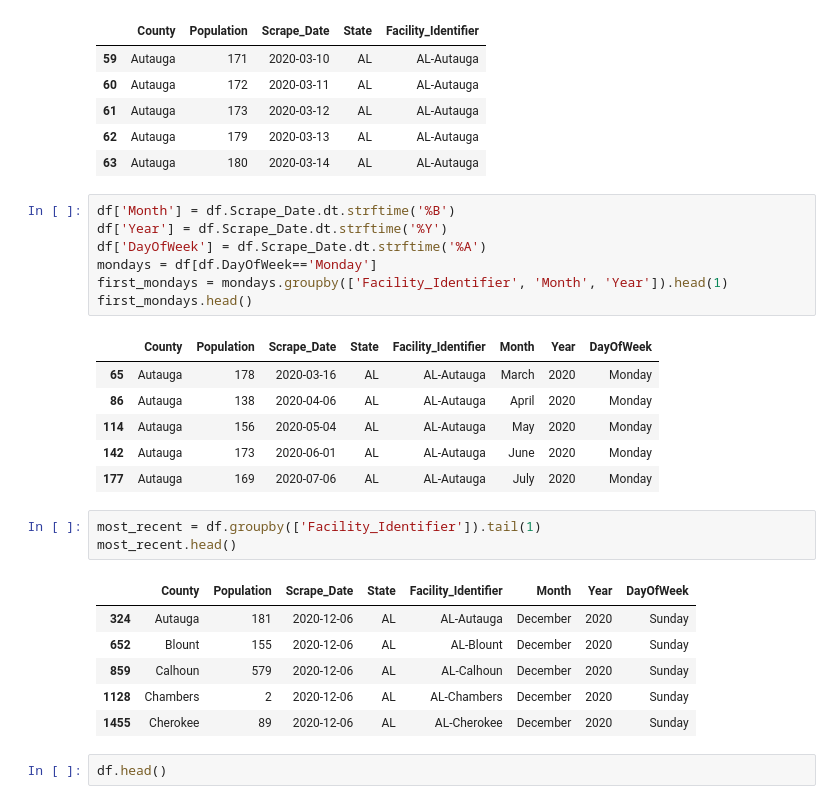
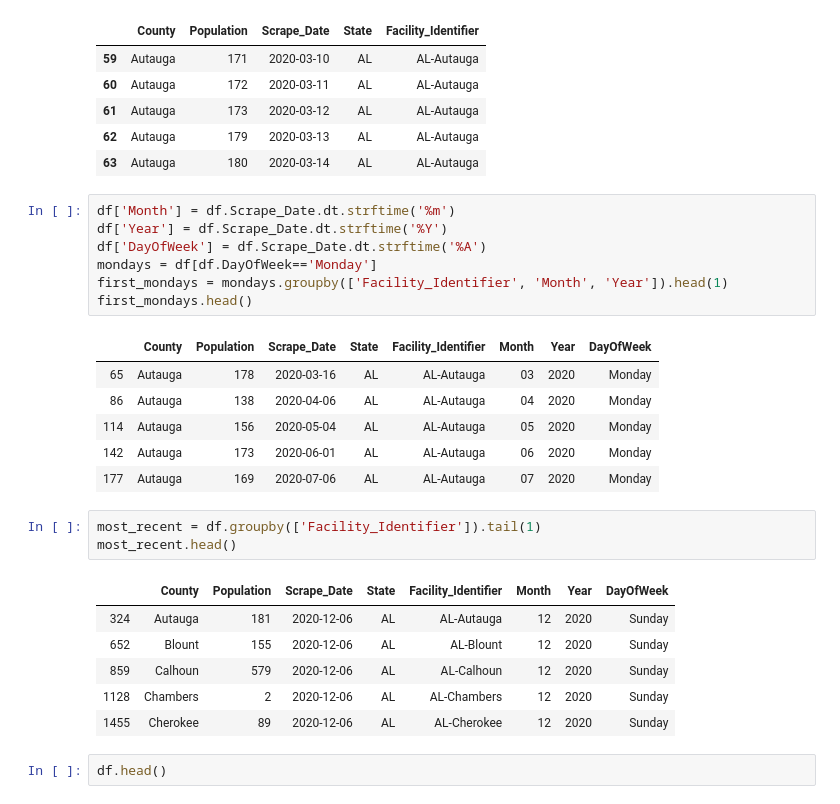
Before and after one commit to Matthew-Mitchell/PPI_COVID_Data_Rollups, a Jupyter notebook: COVID_Prison_Transformations.ipynb, the cells around one changed output. Drawn from its saved outputs; the diff is of its cells as text.

```diff
--- a/COVID_Prison_Transformations.ipynb
+++ b/COVID_Prison_Transformations.ipynb
@@ -189,29 +241,29 @@ df.head()
 | 62 | Autauga | 179 | 2020-03-13 | AL | AL-Autauga |
 | 63 | Autauga | 180 | 2020-03-14 | AL | AL-Autauga |
 # %%
-df['Month'] = df.Scrape_Date.dt.strftime('%B')
+df['Month'] = df.Scrape_Date.dt.strftime('%m')
 df['Year'] = df.Scrape_Date.dt.strftime('%Y')
 df['DayOfWeek'] = df.Scrape_Date.dt.strftime('%A')
 mondays = df[df.DayOfWeek=='Monday']
 first_mondays = mondays.groupby(['Facility_Identifier', 'Month', 'Year']).head(1)
 first_mondays.head()
 # %% [output]
 |  | County | Population | Scrape_Date | State | Facility_Identifier | Month | Year | DayOfWeek |
-| 65 | Autauga | 178 | 2020-03-16 | AL | AL-Autauga | March | 2020 | Monday |
-| 86 | Autauga | 138 | 2020-04-06 | AL | AL-Autauga | April | 2020 | Monday |
-| 114 | Autauga | 156 | 2020-05-04 | AL | AL-Autauga | May | 2020 | Monday |
-| 142 | Autauga | 173 | 2020-06-01 | AL | AL-Autauga | June | 2020 | Monday |
-| 177 | Autauga | 169 | 2020-07-06 | AL | AL-Autauga | July | 2020 | Monday |
+| 65 | Autauga | 178 | 2020-03-16 | AL | AL-Autauga | 03 | 2020 | Monday |
+| 86 | Autauga | 138 | 2020-04-06 | AL | AL-Autauga | 04 | 2020 | Monday |
+| 114 | Autauga | 156 | 2020-05-04 | AL | AL-Autauga | 05 | 2020 | Monday |
+| 142 | Autauga | 173 | 2020-06-01 | AL | AL-Autauga | 06 | 2020 | Monday |
+| 177 | Autauga | 169 | 2020-07-06 | AL | AL-Autauga | 07 | 2020 | Monday |
 # %%
 most_recent = df.groupby(['Facility_Identifier']).tail(1)
 most_recent.head()
 # %% [output]
 |  | County | Population | Scrape_Date | State | Facility_Identifier | Month | Year | DayOfWeek |
-| 324 | Autauga | 181 | 2020-12-06 | AL | AL-Autauga | December | 2020 | Sunday |
-| 652 | Blount | 155 | 2020-12-06 | AL | AL-Blount | December | 2020 | Sunday |
-| 859 | Calhoun | 579 | 2020-12-06 | AL | AL-Calhoun | December | 2020 | Sunday |
-| 1128 | Chambers | 2 | 2020-12-06 | AL | AL-Chambers | December | 2020 | Sunday |
-| 1455 | Cherokee | 89 | 2020-12-06 | AL | AL-Cherokee | December | 2020 | Sunday |
+| 324 | Autauga | 181 | 2020-12-06 | AL | AL-Autauga | 12 | 2020 | Sunday |
+| 652 | Blount | 155 | 2020-12-06 | AL | AL-Blount | 12 | 2020 | Sunday |
+| 859 | Calhoun | 579 | 2020-12-06 | AL | AL-Calhoun | 12 | 2020 | Sunday |
+| 1128 | Chambers | 2 | 2020-12-06 | AL | AL-Chambers | 12 | 2020 | Sunday |
+| 1455 | Cherokee | 89 | 2020-12-06 | AL | AL-Cherokee | 12 | 2020 | Sunday |
 # %%
 df.head()
 # %% [output]
```
Also changed, not shown: parts of 18 cells of this notebook, 1 other file.
